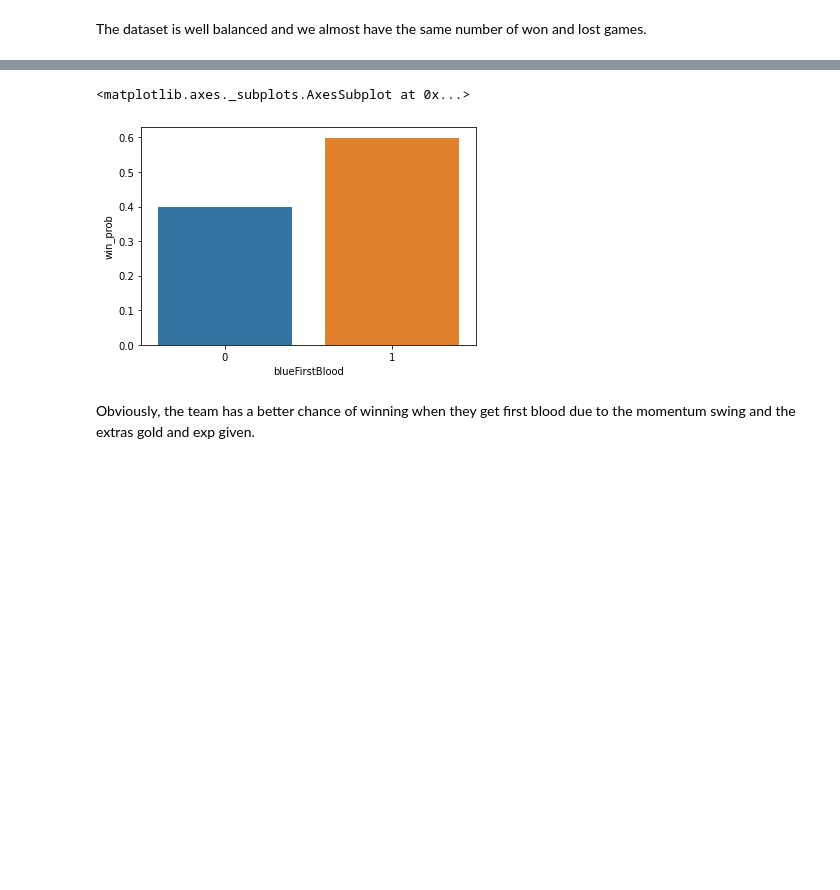
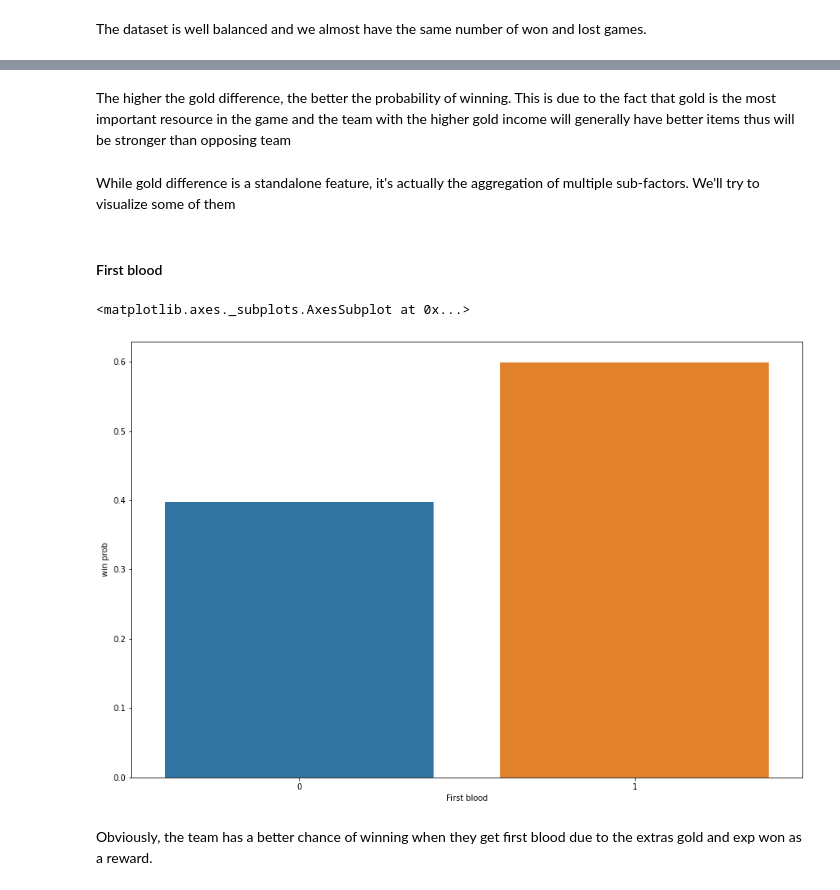
Before and after one commit to shenpaii/GMC-AI-COURSE, a Jupyter notebook: LOL_ranked_win_pred.ipynb, the cells around one changed output, grey strips where cells are left out. Drawn from its saved outputs; the diff is of its cells as text; code cells hidden in the pictures; blank space fills up the shorter version.

```diff
--- a/LOL_ranked_win_pred.ipynb
+++ b/LOL_ranked_win_pred.ipynb
@@ -153,11 +168,21 @@ First blood is a very important even that may put a team ahead of their opponent
+# %% [markdown]
+The higher the gold difference, the better the probability of winning. This is due to the fact that gold is the most important resource in the game and the team with the higher gold income will generally have better items thus will be stronger than opposing team
+# %% [markdown]
+
+While gold difference is a standalone feature, it's actually the aggregation of multiple sub-factors. We'll try to visualize some of them
+# %% [markdown]
+#### First blood
 # %%
-win_prob = lol_df.groupby('blueFirstBlood')['blueWins'].mean()
+
+
+win_prob = bt_stats.groupby('blueFirstBlood')['blueWins'].mean()
 win_prob = win_prob.reset_index()
-win_prob.columns = ['blueFirstBlood', 'win_prob']
+win_prob.columns = ['First blood', 'win prob']
+
+plt.figure(figsize = (15,10))
+sns.barplot(x = 'First blood', y = 'win prob', data = win_prob)
+# %% [output]
+<matplotlib.axes._subplots.AxesSubplot at 0x...>
+[figure, added]
-# %%
-sns.barplot(x = 'blueFirstBlood', y = 'win_prob', data = win_prob)
-# %% [output]
-<matplotlib.axes._subplots.AxesSubplot at 0x...>
-[figure, removed]
 # %% [markdown]
-Obviously, the team has a better chance of winning when they get first blood due to the momentum swing and the extras gold and exp given.
+Obviously, the team has a better chance of winning when they get first blood due to the extras gold and exp won as a reward.
```
Also changed, not shown: parts of 22 cells of this notebook.
